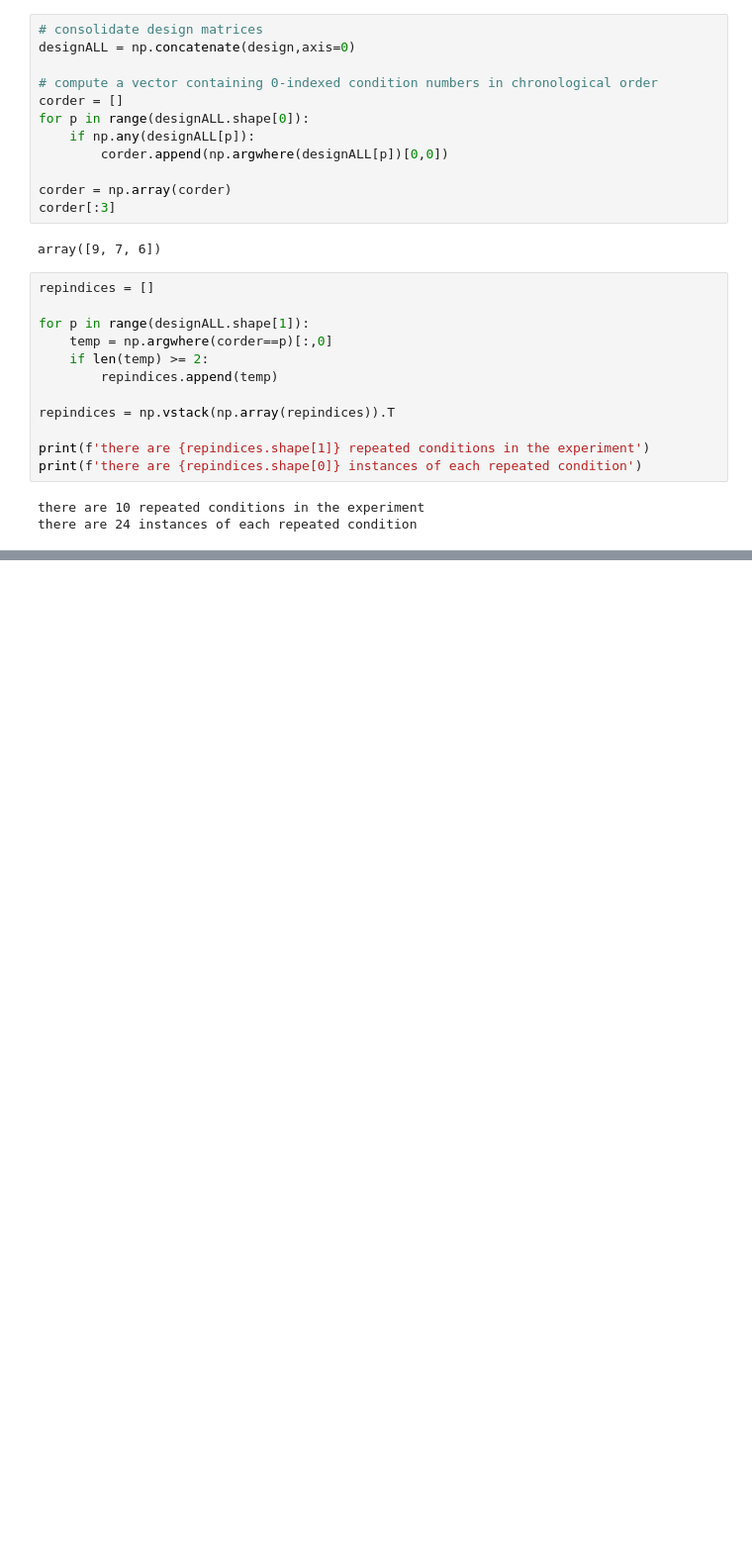
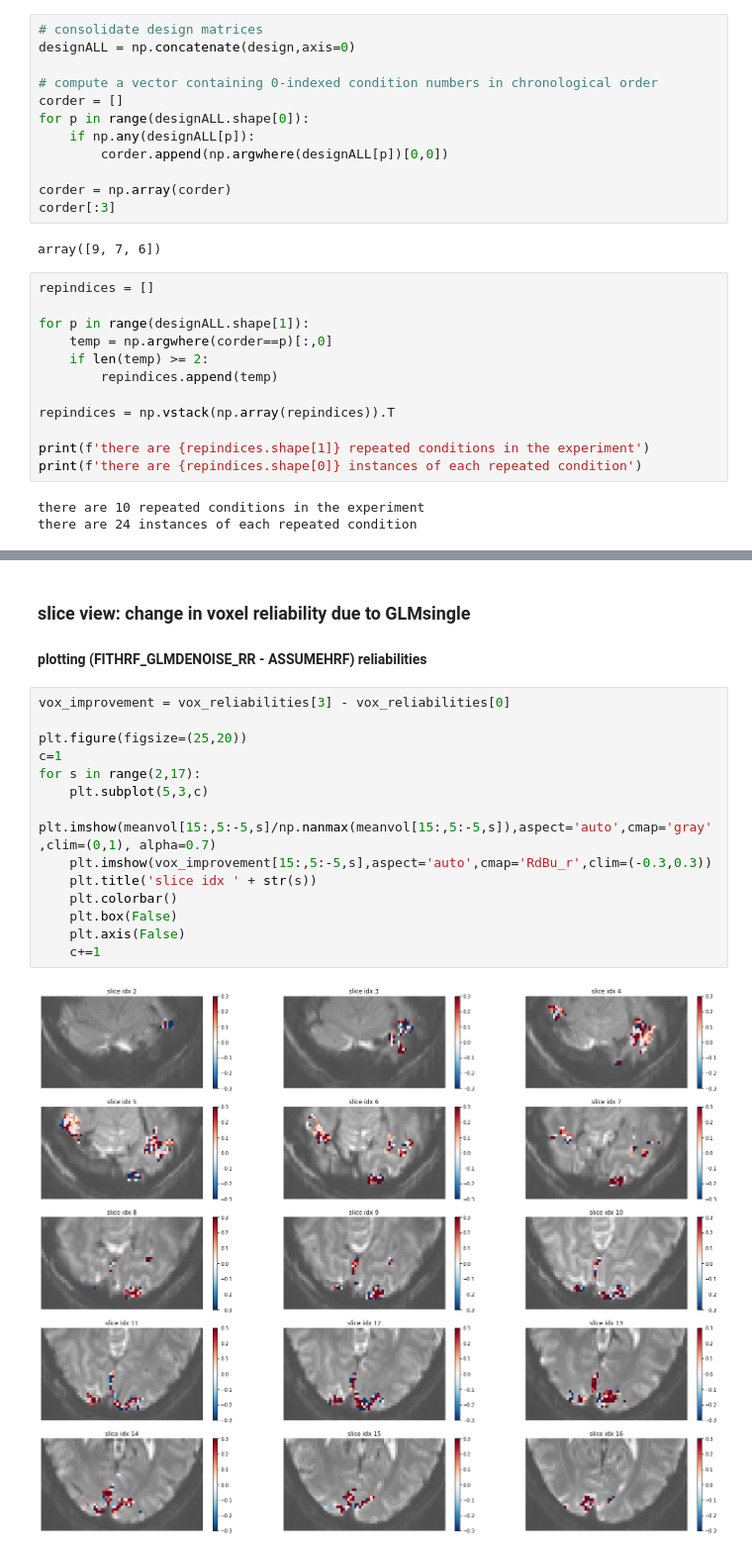
Before and after one commit to cvnlab/GLMsingle, a Jupyter notebook: examples/example2.ipynb, the cells around one changed output, grey strips where cells are left out. Shown: that part at 99% size. Drawn from its saved outputs; the diff is of its cells as text; blank space fills up the shorter version.

```diff
--- a/examples/example2.ipynb
+++ b/examples/example2.ipynb
@@ -463,0 +453,19 @@ plt.xticks(np.arange(4),np.array(['ASSUME_HRF', 'FIT_HRF', 'FIT_HRF_GLMdenoise',
+# %% [markdown]
+### slice view: change in voxel reliability due to GLMsingle
+#### plotting (FITHRF_GLMDENOISE_RR - ASSUMEHRF) reliabilities
+# %%
+vox_improvement = vox_reliabilities[3] - vox_reliabilities[0]
+
+plt.figure(figsize=(25,20))
+c=1
+for s in range(2,17):
+    plt.subplot(5,3,c)
+    plt.imshow(meanvol[15:,5:-5,s]/np.nanmax(meanvol[15:,5:-5,s]),aspect='auto',cmap='gray',clim=(0,1), alpha=0.7)
+    plt.imshow(vox_improvement[15:,5:-5,s],aspect='auto',cmap='RdBu_r',clim=(-0.3,0.3))
+    plt.title('slice idx ' + str(s))
+    plt.colorbar()
+    plt.box(False)
+    plt.axis(False)
+    c+=1
+# %% [output]
+[figure, added]
```
Also changed, not shown: parts of 16 cells of this notebook, 1 other file.
